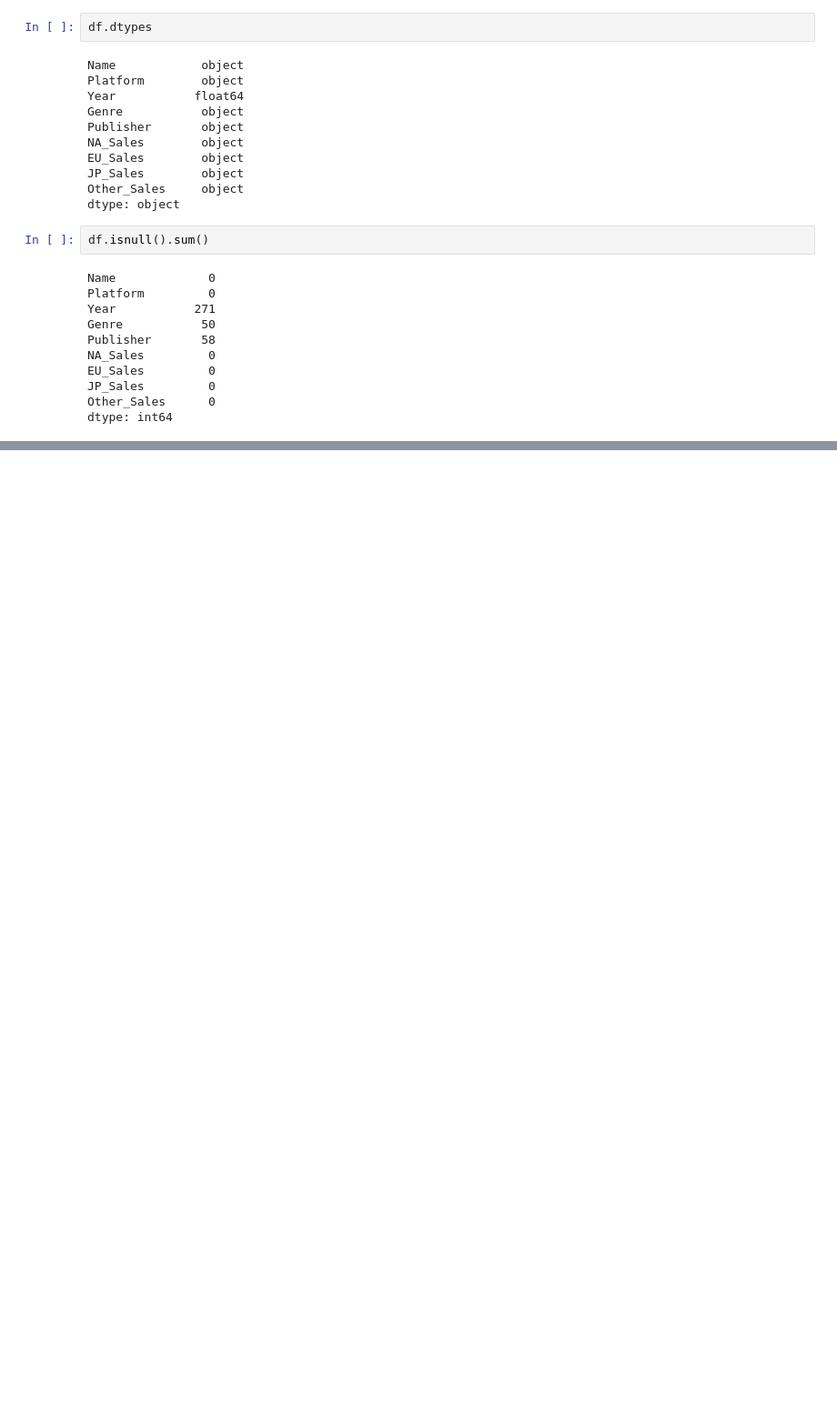
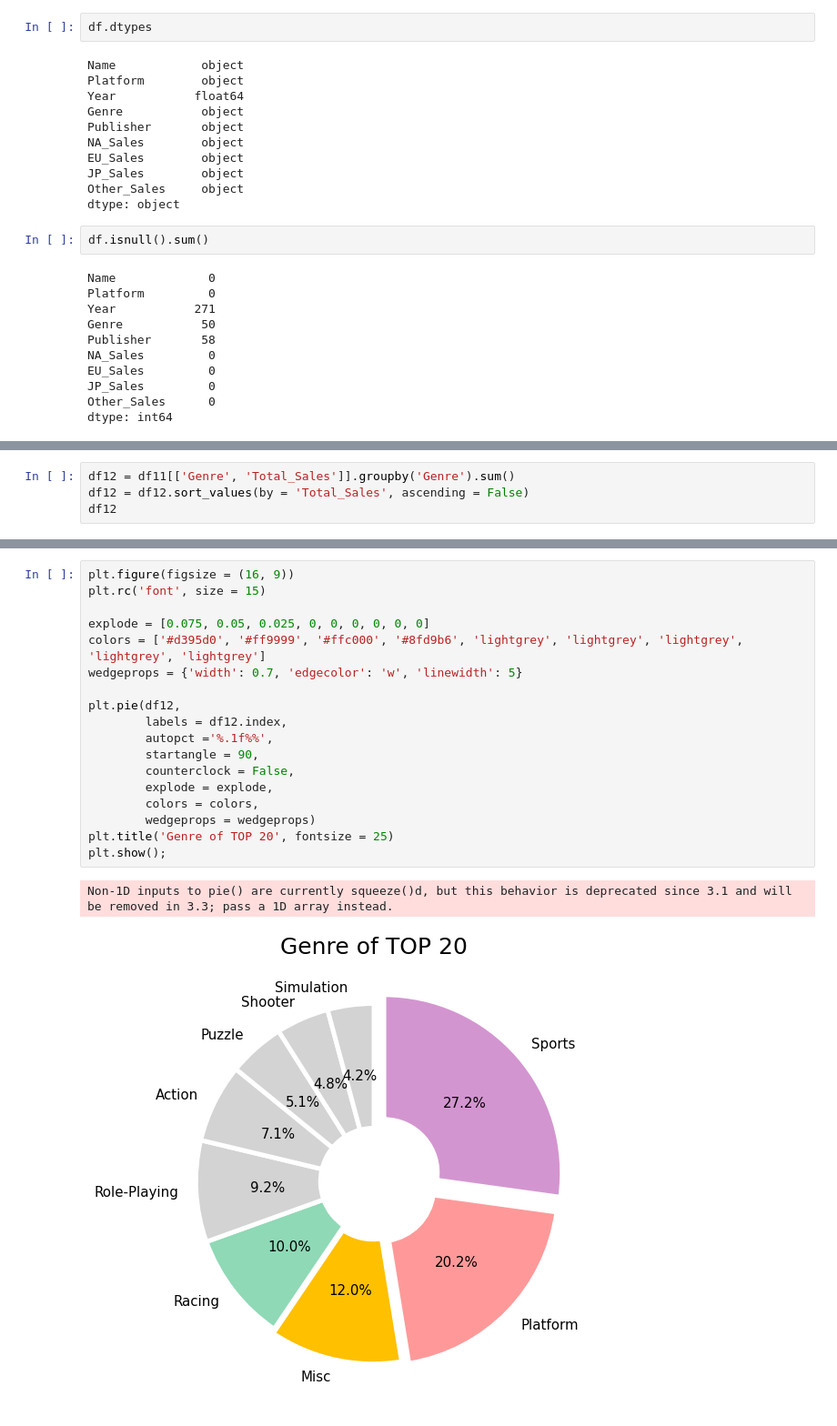
Before and after one commit to kihann/section-project, a Jupyter notebook: AI_07_이기한_Section_1.ipynb, the cells around one changed output, grey strips where cells are left out. Shown at 91% size. Drawn from its saved outputs; the diff is of its cells as text; blank space fills up the shorter version.

```diff
--- a/AI_07_이기한_Section_1.ipynb
+++ b/AI_07_이기한_Section_1.ipynb
@@ -338,0 +422,4 @@ pdf1[['Action', 'Adventure', 'Fighting']].plot(kind = 'line', figsize=(30, 15))
+# %%
+df12 = df11[['Genre', 'Total_Sales']].groupby('Genre').sum()
+df12 = df12.sort_values(by = 'Total_Sales', ascending = False)
+df12
@@ -338,0 +438,21 @@ pdf1[['Action', 'Adventure', 'Fighting']].plot(kind = 'line', figsize=(30, 15))
+# %%
+plt.figure(figsize = (16, 9))
+plt.rc('font', size = 15)
+
+explode = [0.075, 0.05, 0.025, 0, 0, 0, 0, 0, 0]
+colors = ['#d395d0', '#ff9999', '#ffc000', '#8fd9b6', 'lightgrey', 'lightgrey', 'lightgrey', 'lightgrey', 'lightgrey']
+wedgeprops = {'width': 0.7, 'edgecolor': 'w', 'linewidth': 5}
+
+plt.pie(df12,
+        labels = df12.index,
+        autopct ='%.1f%%',
+        startangle = 90,
+        counterclock = False,
+        explode = explode,
+        colors = colors,
+        wedgeprops = wedgeprops)
+plt.title('Genre of TOP 20', fontsize = 25)
+plt.show();
+# %% [output]
+Non-1D inputs to pie() are currently squeeze()d, but this behavior is deprecated since 3.1 and will be removed in 3.3; pass a 1D array instead.
+[figure, added]
```
Also changed, not shown: parts of 51 cells of this notebook.
